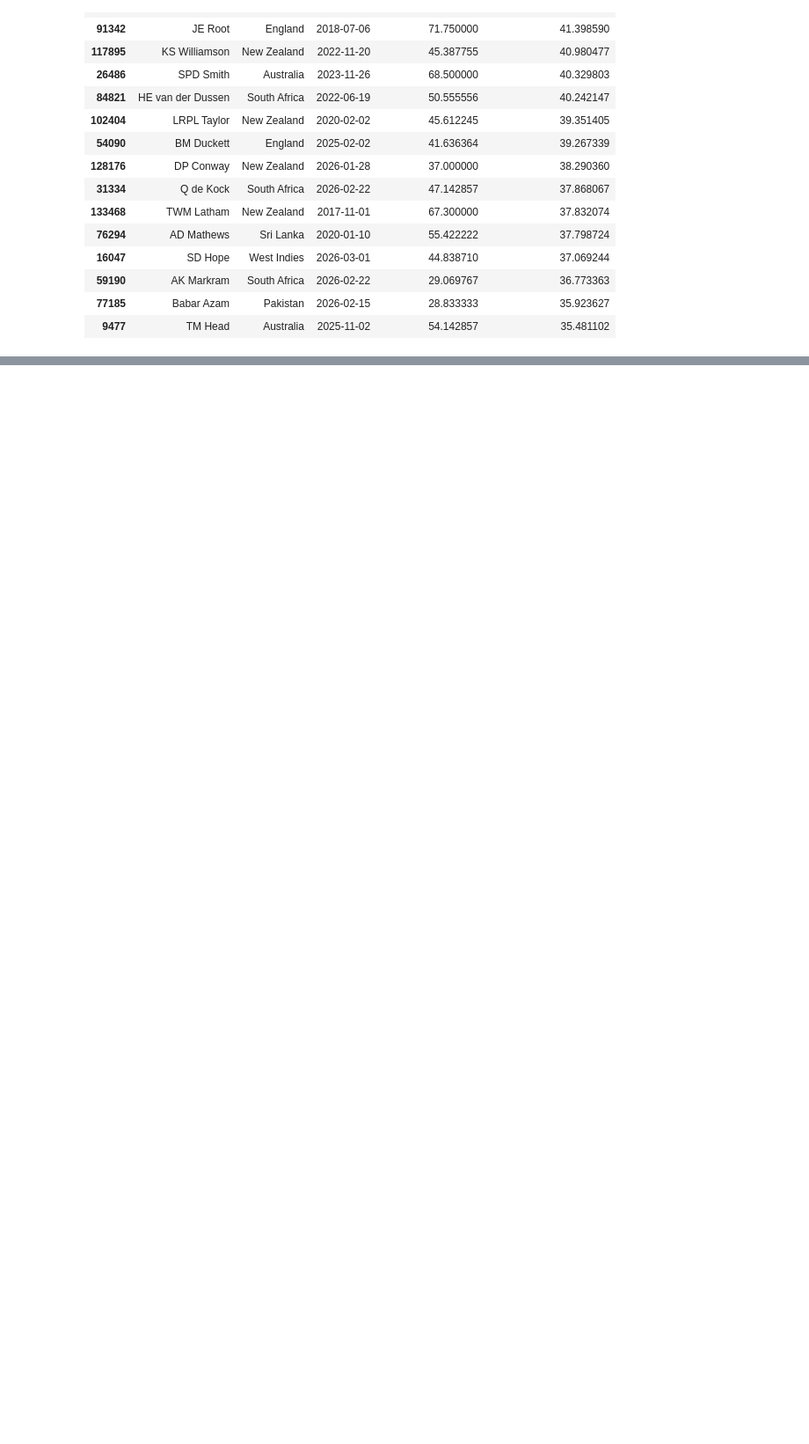
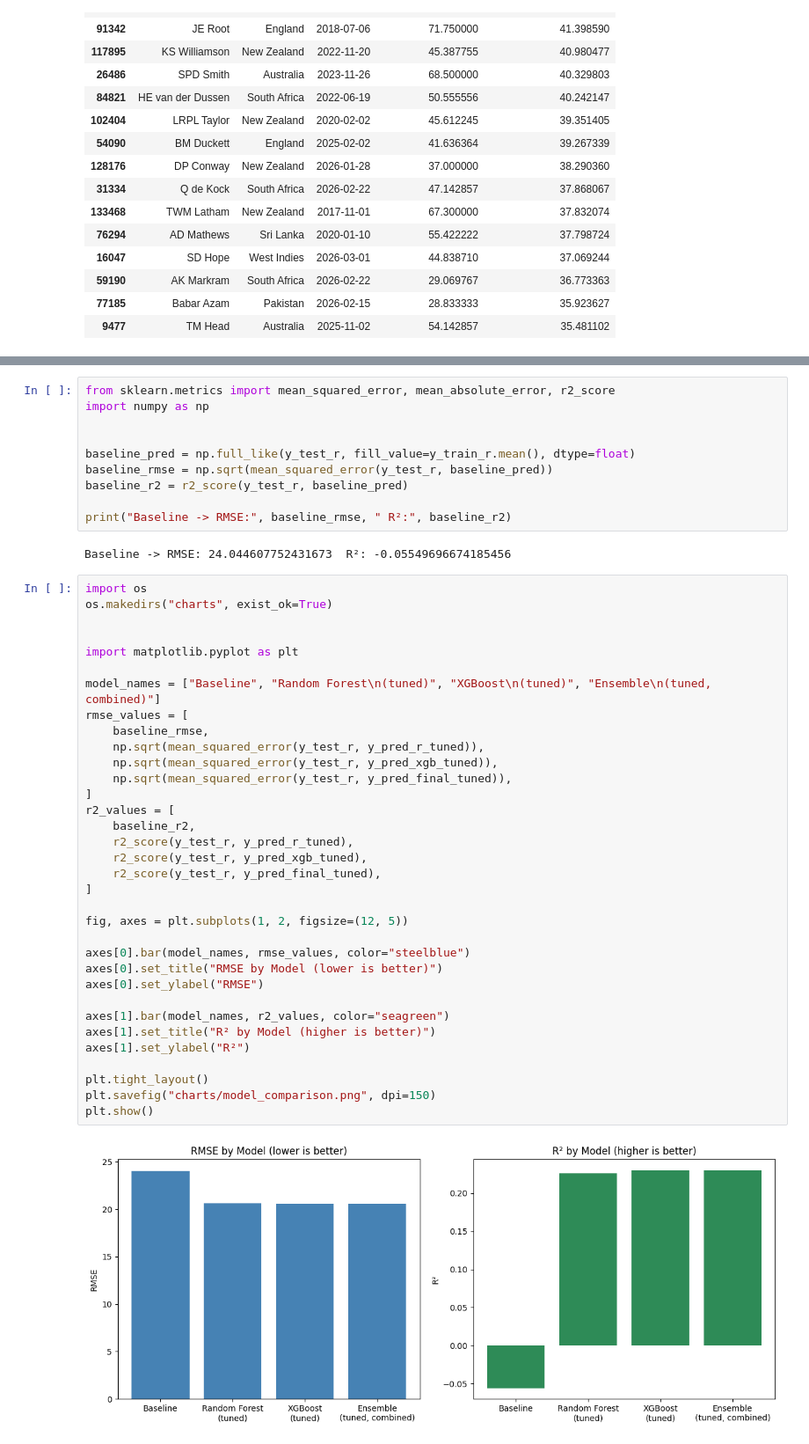
Before and after one commit to abdullahminhas/cric-squad-selector, a Jupyter notebook: cric_squad_selector_data.ipynb, the cells around one changed output, grey strips where cells are left out. Shown at 88% size. Saved outputs shown, nothing was run; the diff lists cells and outputs as text; blank space fills up the shorter version.

Commit message:
Add model evaluation charts: comparison, actual vs predicted, residuals, feature importance

```diff
--- a/cric_squad_selector_data.ipynb
+++ b/cric_squad_selector_data.ipynb
@@ -1397,0 +1417,48 @@ suggest_squad(format_filter="T20", opposition_filter="India", top_n=15)
+# %%
+from sklearn.metrics import mean_squared_error, mean_absolute_error, r2_score
+import numpy as np
+
+
+baseline_pred = np.full_like(y_test_r, fill_value=y_train_r.mean(), dtype=float)
+baseline_rmse = np.sqrt(mean_squared_error(y_test_r, baseline_pred))
+baseline_r2 = r2_score(y_test_r, baseline_pred)
+
+print("Baseline -> RMSE:", baseline_rmse, " R²:", baseline_r2)
+# %% [output]
+Baseline -> RMSE: 24.044607752431673  R²: -0.05549696674185456
+# %%
+import os
+os.makedirs("charts", exist_ok=True)
+
+
+import matplotlib.pyplot as plt
+
+model_names = ["Baseline", "Random Forest\n(tuned)", "XGBoost\n(tuned)", "Ensemble\n(tuned, combined)"]
+rmse_values = [
+    baseline_rmse,
+    np.sqrt(mean_squared_error(y_test_r, y_pred_r_tuned)),
+    np.sqrt(mean_squared_error(y_test_r, y_pred_xgb_tuned)),
+    np.sqrt(mean_squared_error(y_test_r, y_pred_final_tuned)),
+]
+r2_values = [
+    baseline_r2,
+    r2_score(y_test_r, y_pred_r_tuned),
+    r2_score(y_test_r, y_pred_xgb_tuned),
+    r2_score(y_test_r, y_pred_final_tuned),
+]
+
+fig, axes = plt.subplots(1, 2, figsize=(12, 5))
+
+axes[0].bar(model_names, rmse_values, color="steelblue")
+axes[0].set_title("RMSE by Model (lower is better)")
+axes[0].set_ylabel("RMSE")
+
+axes[1].bar(model_names, r2_values, color="seagreen")
+axes[1].set_title("R² by Model (higher is better)")
+axes[1].set_ylabel("R²")
+
+plt.tight_layout()
+plt.savefig("charts/model_comparison.png", dpi=150)
+plt.show()
+# %% [output]
+[figure, added]
```
Also changed, not shown: parts of 9 cells of this notebook.
